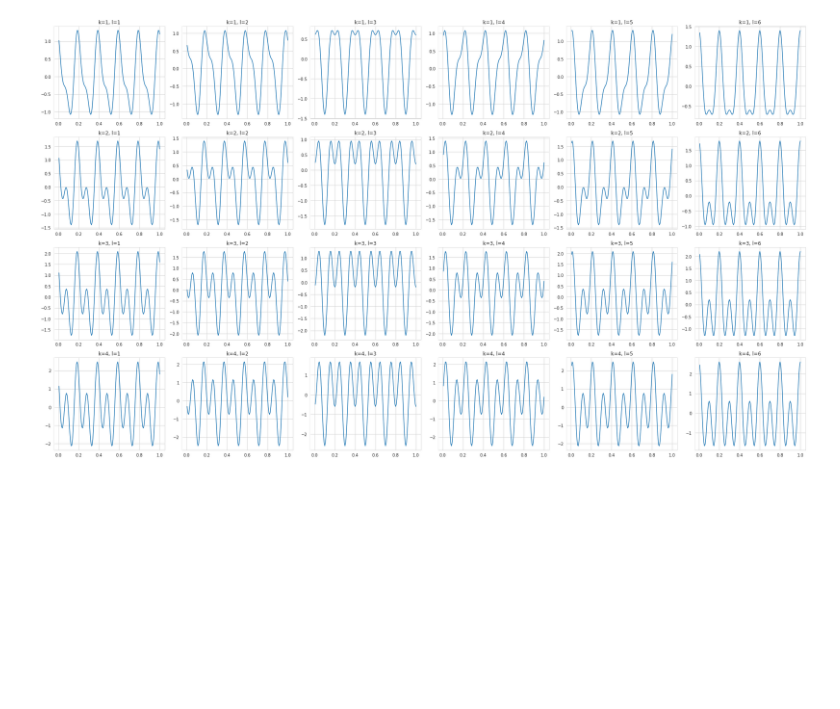
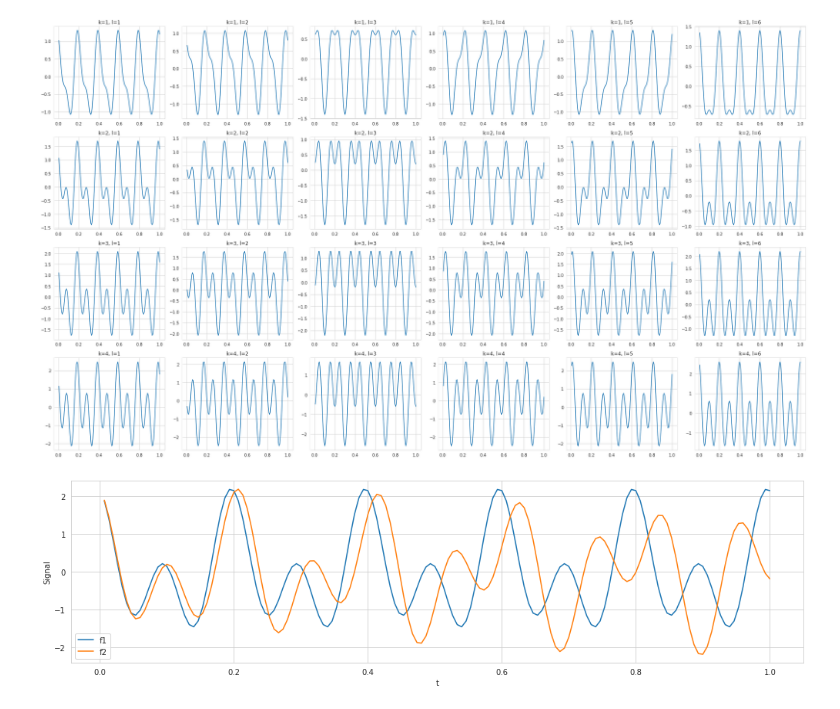
Before and after one commit to WHITSNAK/sta542-sp23, a Jupyter notebook: hw2/hw2.ipynb, the cells around one changed output. Drawn from its saved outputs; the diff is of its cells as text; code cells hidden in the pictures; blank space fills up the shorter version.

Commit message:
two ppg signal compare

```diff
--- a/hw2/hw2.ipynb
+++ b/hw2/hw2.ipynb
@@ -187,3 +187,26 @@ fig.tight_layout()
 fig.show()
 # %% [output]
 [figure]
+# %%
+A = 1.2
+a = np.pi / 10
+n = 150
+ts = np.arange(1, 150+1)/150
+f1 = np.cos(2*np.pi*5*ts) + A * np.cos(2*np.pi * 10*ts + a)
+f1 = pd.Series(f1, index=ts)
+
+f2 = np.cos(2*np.pi*5*ts) + A * np.cos(2*np.pi * 3*np.pi*ts + a)
+f2 = pd.Series(f2, index=ts)
+# %%
+fig, ax = plt.subplots(figsize=(14, 4))
+
+f1.plot(label='f1', ax=ax)
+f2.plot(label='f2', ax=ax)
+
+ax.legend(loc='best')
+ax.set_xlabel('t')
+ax.set_ylabel('Signal')
+fig.tight_layout()
+fig.show()
+# %% [output]
+[figure, added]
```
Also changed, not shown: 1 other file.
